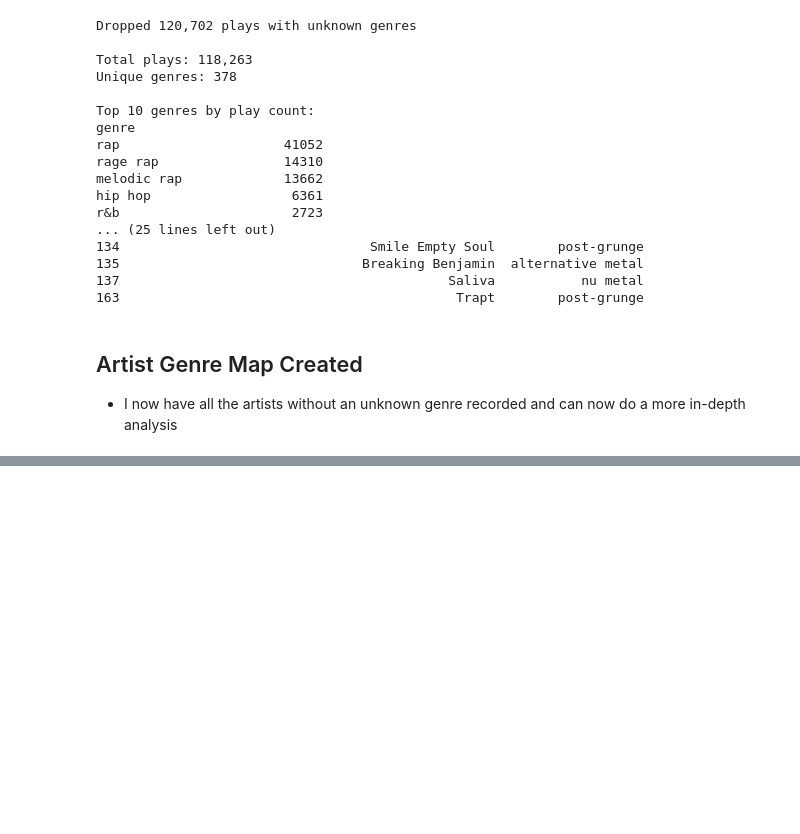
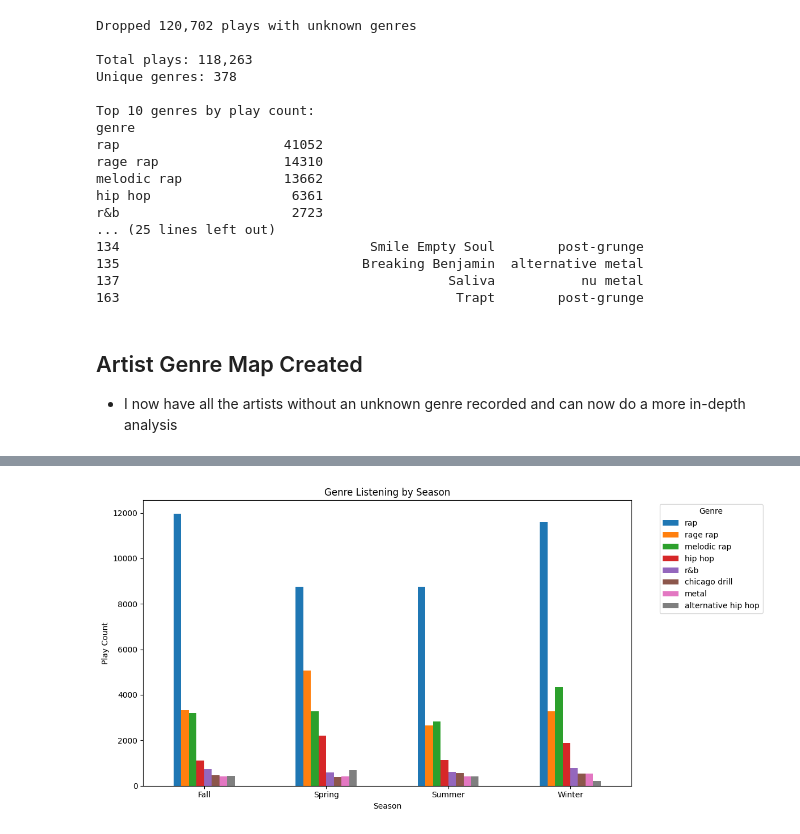
Before and after one commit to Nscook19/Spotify-Data-Analysis, a Jupyter notebook: notebooks/03_genre_mood_analysis.ipynb, the cells around one changed output, grey strips where cells are left out. Cells and saved outputs as stored; diff of their text form; code cells hidden in the pictures; blank space fills up the shorter version.

```diff
--- a/notebooks/03_genre_mood_analysis.ipynb
+++ b/notebooks/03_genre_mood_analysis.ipynb
@@ -125,0 +179,29 @@ r&b                      2723
+# %%
+def get_season(month):
+    if month in [12, 1, 2]:
+        return 'Winter'
+    elif month in [3, 4, 5]:
+        return 'Spring'
+    elif month in [6, 7, 8]:
+        return 'Summer'
+    else:
+        return 'Fall'
+
+df['season'] = df['month'].apply(get_season)
+
+genre_season_counts = df.groupby(['genre', 'season']).size().reset_index(name='count')
+genre_season_pivot = genre_season_counts.pivot(index='genre', columns='season', values='count').fillna(0)
+
+genre_season_top = genre_season_pivot.loc[top_genres]
+
+genre_season_top.T.plot(kind='bar', figsize=(12, 6))
+
+plt.title("Genre Listening by Season")
+plt.xlabel("Season")
+plt.ylabel("Play Count")
+plt.xticks(rotation=0)
+plt.legend(title="Genre", bbox_to_anchor=(1.05, 1), loc='upper left')
+plt.tight_layout()
+plt.show()
+# %% [output]
+[figure, added]
```
Also changed, not shown: parts of 8 cells of this notebook, 1 other file.
